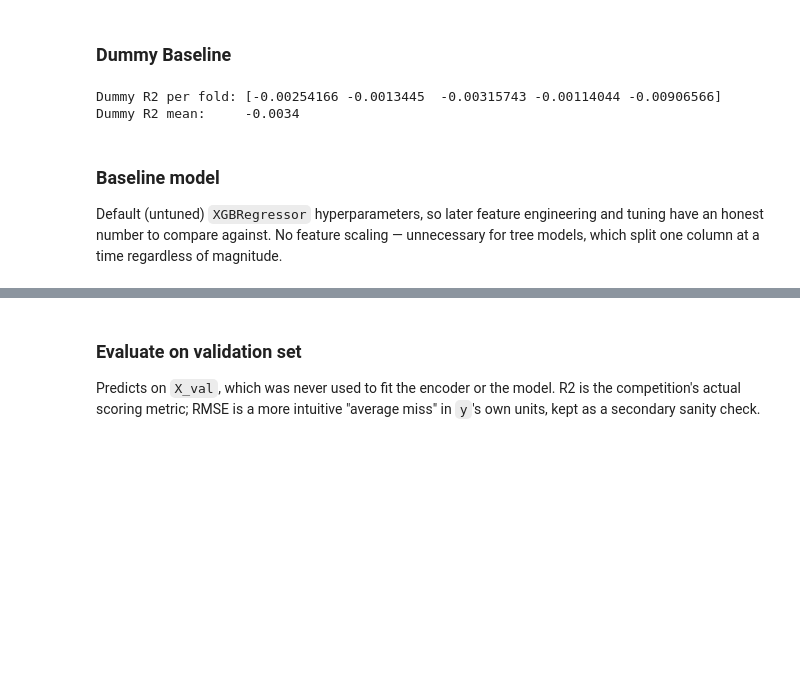
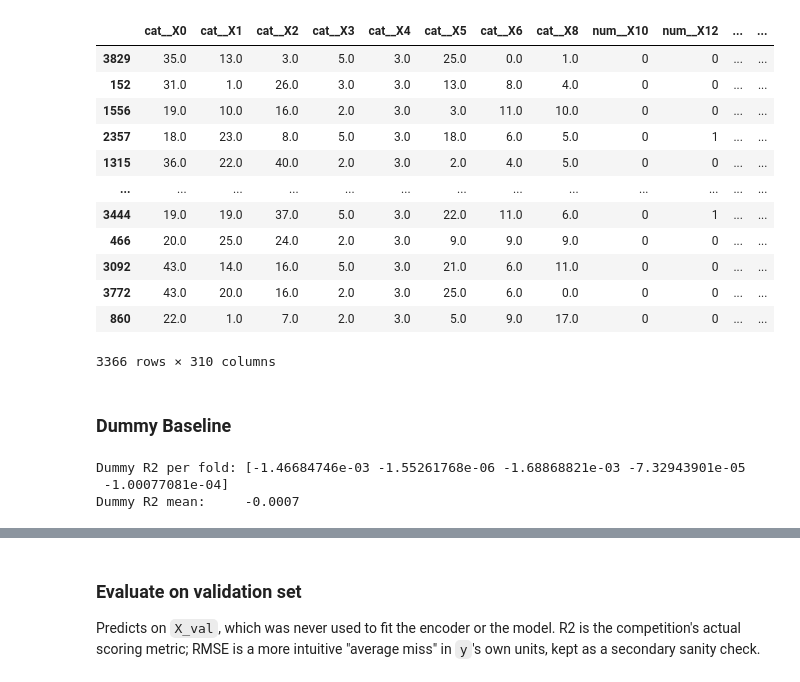
Before and after one commit to 1com/mercedes-benz-test-bench-regression, a Jupyter notebook: notebooks/02_baseline_model.ipynb, the cells around one changed output, grey strips where cells are left out. Saved outputs shown, nothing was run; the diff lists cells and outputs as text; code cells hidden in the pictures; blank space fills up the shorter version.

```diff
--- a/notebooks/02_baseline_model.ipynb
+++ b/notebooks/02_baseline_model.ipynb
@@ -132,19 +19,32 @@ X_test_encoded  = preprocessor.transform(X_test)
+# %%
+data = get_processed_data()
+
+data.X_train
+# %% [output]
+|  | cat__X0 | cat__X1 | cat__X2 | cat__X3 | cat__X4 | cat__X5 | cat__X6 | cat__X8 | num__X10 | num__X12 | ... | ... |
+| 3829 | 35.0 | 13.0 | 3.0 | 5.0 | 3.0 | 25.0 | 0.0 | 1.0 | 0 | 0 | ... | ... |
+| 152 | 31.0 | 1.0 | 26.0 | 3.0 | 3.0 | 13.0 | 8.0 | 4.0 | 0 | 0 | ... | ... |
+| 1556 | 19.0 | 10.0 | 16.0 | 2.0 | 3.0 | 3.0 | 11.0 | 10.0 | 0 | 0 | ... | ... |
+| 2357 | 18.0 | 23.0 | 8.0 | 5.0 | 3.0 | 18.0 | 6.0 | 5.0 | 0 | 1 | ... | ... |
+| 1315 | 36.0 | 22.0 | 40.0 | 2.0 | 3.0 | 2.0 | 4.0 | 5.0 | 0 | 0 | ... | ... |
+| ... | ... | ... | ... | ... | ... | ... | ... | ... | ... | ... | ... | ... |
+| 3444 | 19.0 | 19.0 | 37.0 | 5.0 | 3.0 | 22.0 | 11.0 | 6.0 | 0 | 1 | ... | ... |
+| 466 | 20.0 | 25.0 | 24.0 | 2.0 | 3.0 | 9.0 | 9.0 | 9.0 | 0 | 0 | ... | ... |
+| 3092 | 43.0 | 14.0 | 16.0 | 5.0 | 3.0 | 21.0 | 6.0 | 11.0 | 0 | 0 | ... | ... |
+| 3772 | 43.0 | 20.0 | 16.0 | 2.0 | 3.0 | 25.0 | 6.0 | 0.0 | 0 | 0 | ... | ... |
+| 860 | 22.0 | 1.0 | 7.0 | 2.0 | 3.0 | 5.0 | 9.0 | 17.0 | 0 | 0 | ... | ... |
+3366 rows × 310 columns
 # %% [markdown]
 ### Dummy Baseline
 # %%
-from sklearn.dummy import DummyRegressor
-from sklearn.model_selection import KFold, cross_val_score
-
-kfold = KFold(n_splits=5, shuffle=True, random_state=42)
+kfold = get_cv_splitter()
 
 dummy_model = DummyRegressor(strategy='mean')
-dummy_scores = cross_val_score(dummy_model, X_train_encoded, y_train, cv=kfold, scoring='r2')
+dummy_scores = cross_val_score(dummy_model, data.X_train, data.y_train, cv=kfold, scoring='r2')
 
 print(f"Dummy R2 per fold: {dummy_scores}")
 print(f"Dummy R2 mean:     {dummy_scores.mean():.4f}")
 # %% [output]
-Dummy R2 per fold: [-0.00254166 -0.0013445  -0.00315743 -0.00114044 -0.00906566]
-Dummy R2 mean:     -0.0034
+Dummy R2 per fold: [-1.46684746e-03 -1.55261768e-06 -1.68868821e-03 -7.32943901e-05
+ -1.00077081e-04]
+Dummy R2 mean:     -0.0007
-# %% [markdown]
-### Baseline model
-Default (untuned) `XGBRegressor` hyperparameters, so later feature engineering and tuning have an honest number to compare against. No feature scaling — unnecessary for tree models, which split one column at a time regardless of magnitude.
```
Also changed, not shown: parts of 36 cells of this notebook.
